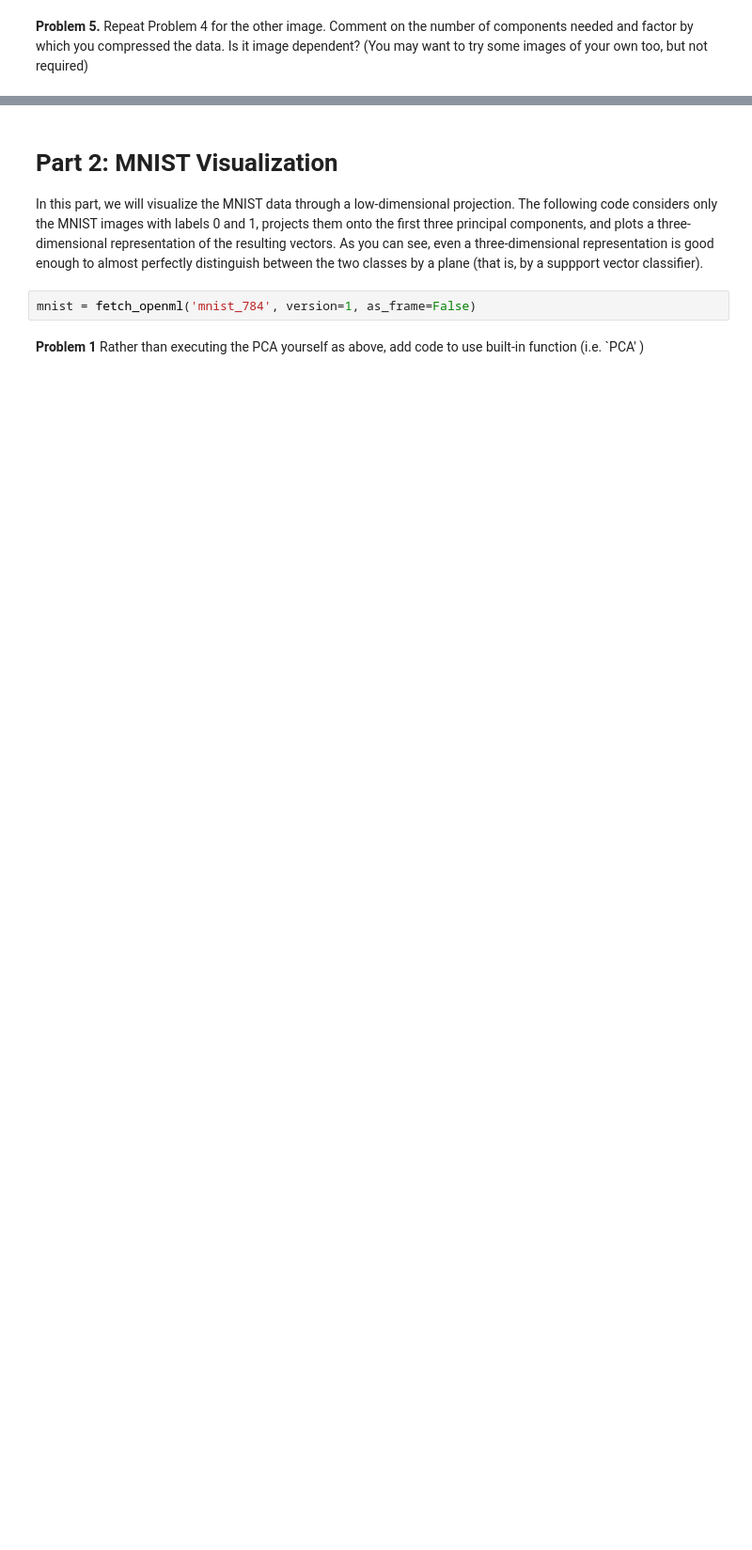
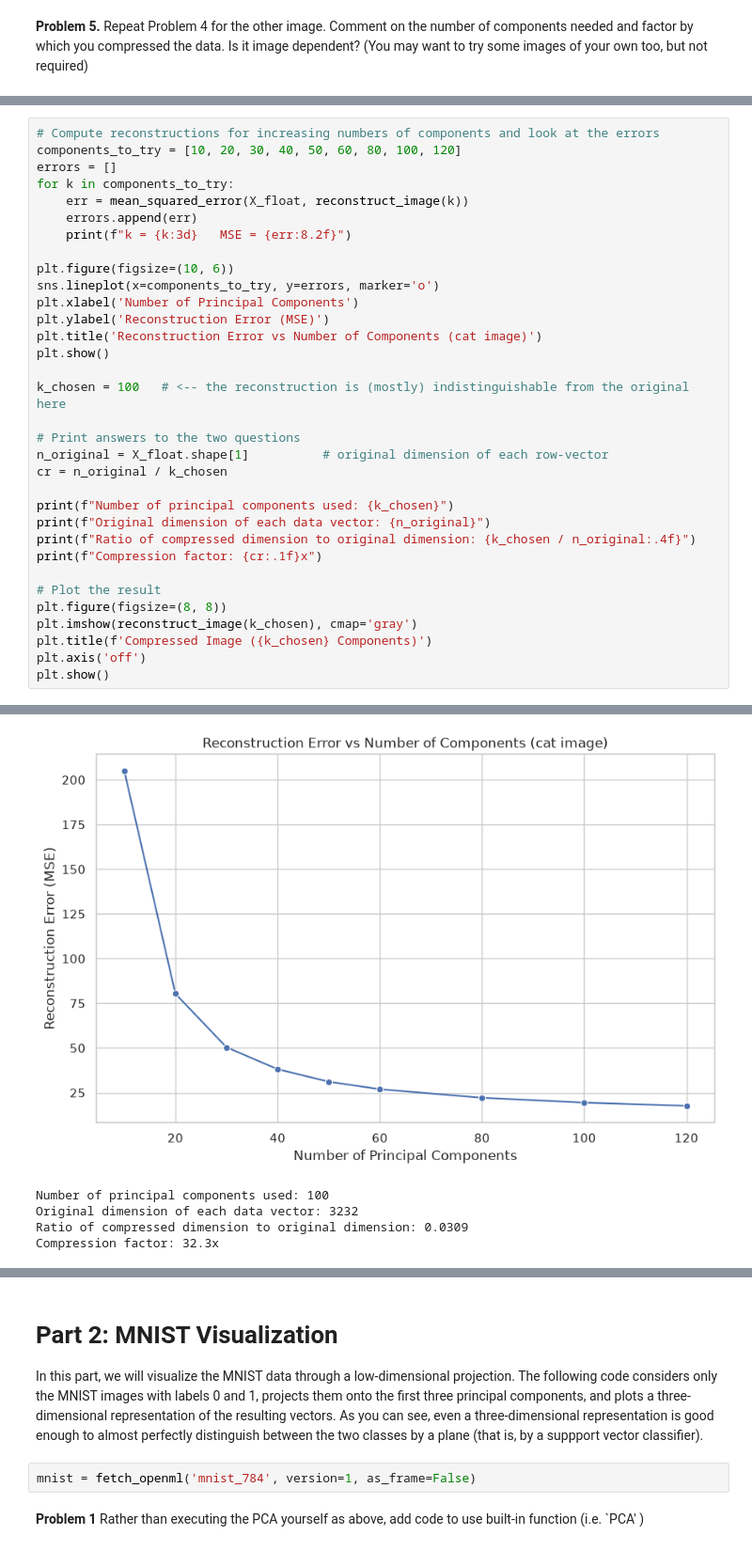
Before and after one commit to AjaxAcheles/STOR-235, a Jupyter notebook: Lab 4/235_Lab_4.ipynb, the cells around one changed output, grey strips where cells are left out. Shown at 94% size. Saved outputs shown, nothing was run; the diff lists cells and outputs as text; blank space fills up the shorter version.

```diff
--- a/Lab 4/235_Lab_4.ipynb
+++ b/Lab 4/235_Lab_4.ipynb
@@ -257,0 +286,34 @@ Compression factor: 27.0x
+# %%
+# Compute reconstructions for increasing numbers of components and look at the errors
+components_to_try = [10, 20, 30, 40, 50, 60, 80, 100, 120]
+errors = []
+for k in components_to_try:
+    err = mean_squared_error(X_float, reconstruct_image(k))
+    errors.append(err)
+    print(f"k = {k:3d}   MSE = {err:8.2f}")
+
+plt.figure(figsize=(10, 6))
+sns.lineplot(x=components_to_try, y=errors, marker='o')
+plt.xlabel('Number of Principal Components')
+plt.ylabel('Reconstruction Error (MSE)')
+plt.title('Reconstruction Error vs Number of Components (cat image)')
+plt.show()
+
+k_chosen = 100   # <-- the reconstruction is (mostly) indistinguishable from the original here
+
+# Print answers to the two questions
+n_original = X_float.shape[1]          # original dimension of each row-vector
+cr = n_original / k_chosen
+
+print(f"Number of principal components used: {k_chosen}")
+print(f"Original dimension of each data vector: {n_original}")
+print(f"Ratio of compressed dimension to original dimension: {k_chosen / n_original:.4f}")
+print(f"Compression factor: {cr:.1f}x")
+
+# Plot the result
+plt.figure(figsize=(8, 8))
+plt.imshow(reconstruct_image(k_chosen), cmap='gray')
+plt.title(f'Compressed Image ({k_chosen} Components)')
+plt.axis('off')
+plt.show()
+# %% [output]
@@ -257,0 +329,5 @@ Compression factor: 27.0x
+[figure, added]
+Number of principal components used: 100
+Original dimension of each data vector: 3232
+Ratio of compressed dimension to original dimension: 0.0309
+Compression factor: 32.3x
```
Also changed, not shown: parts of 8 cells of this notebook.
